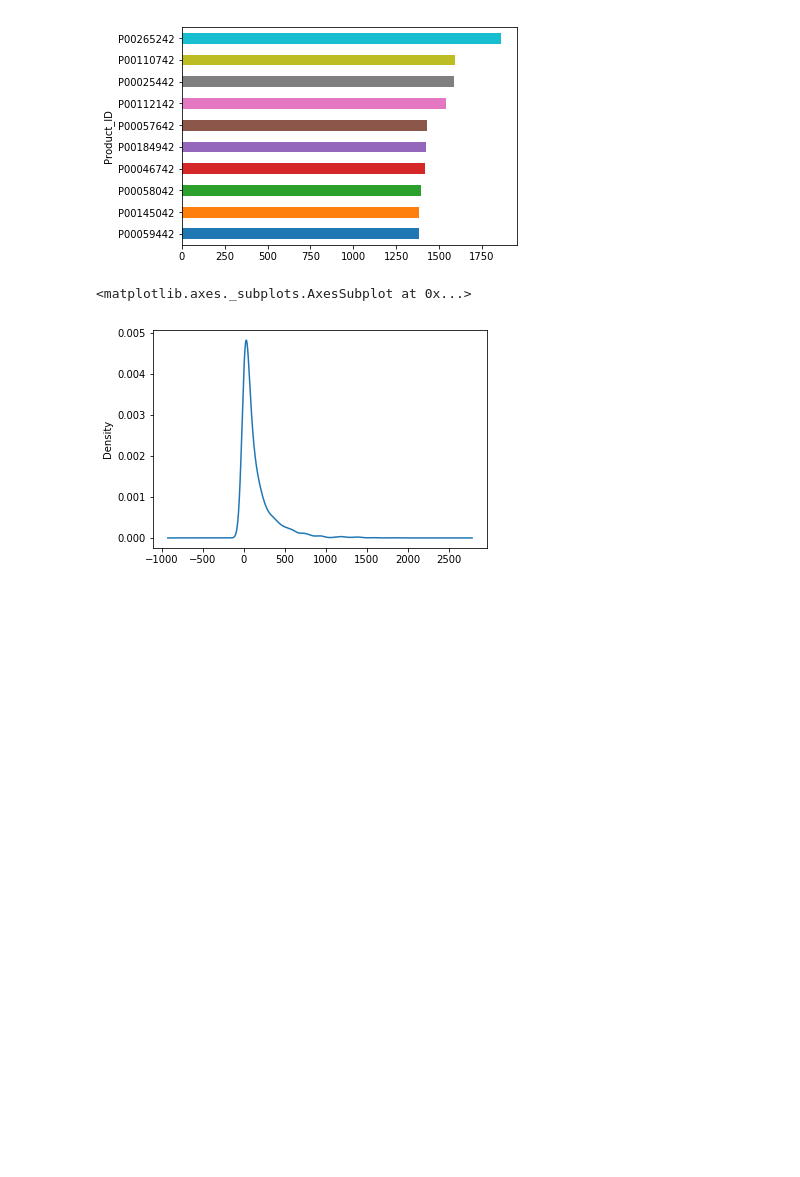
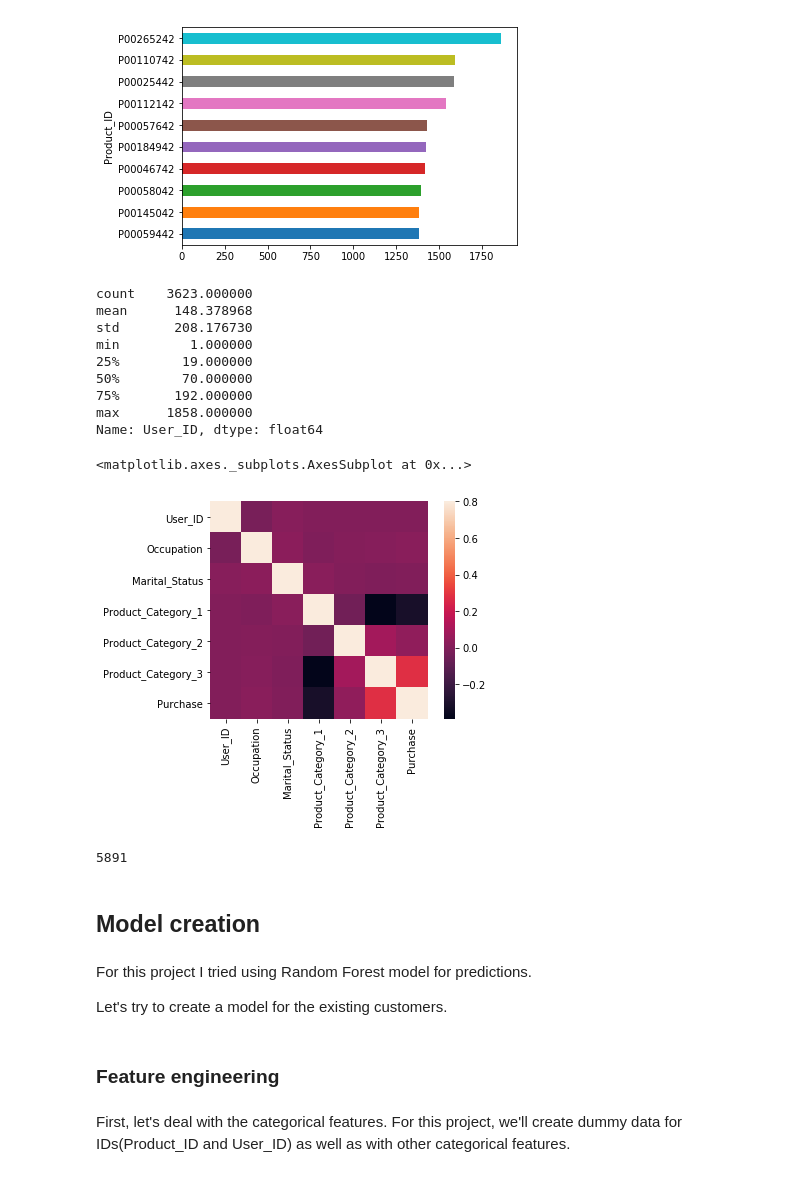
Before and after one commit to akhegai/black-friday-analysis, a Jupyter notebook: ExplorationDataAnalysis.ipynb, the cells around one changed output. Cells and saved outputs as stored; diff of their text form; code cells hidden in the pictures; blank space fills up the shorter version.

```diff
--- a/ExplorationDataAnalysis.ipynb
+++ b/ExplorationDataAnalysis.ipynb
@@ -122,7 +107,33 @@ df.groupby('Product_ID')['Purchase'].count().nlargest(10).sort_values().plot('ba
 <matplotlib.axes._subplots.AxesSubplot at 0x...>
 [figure]
 # %%
-df.groupby('Product_ID').count()['User_ID'].plot('density')
+df.groupby('Product_ID').count()['User_ID'].describe()
 # %% [output]
-<matplotlib.axes._subplots.AxesSubplot at 0x...>
+count    3623.000000
+mean      148.378968
+std       208.176730
+min         1.000000
+25%        19.000000
+50%        70.000000
+75%       192.000000
+max      1858.000000
+Name: User_ID, dtype: float64
-[figure, removed]
+# %%
+sns.heatmap(df.corr(), vmax=.8, square=True)
+# %% [output]
+<matplotlib.axes._subplots.AxesSubplot at 0x...>
+[figure, added]
+# %%
+len(df.User_ID.unique())
+# %% [output]
+5891
+# %% [markdown]
+## Model creation
+# %% [markdown]
+For this project I tried using Random Forest model for predictions.
+
+Let's try to create a model for the existing customers.
+# %% [markdown]
+### Feature engineering
+# %% [markdown]
+First, let's deal with the categorical features. For this project, we'll create dummy data for IDs(Product_ID and User_ID) as well as with other categorical features.
```
Also changed, not shown: parts of 17 cells of this notebook.
